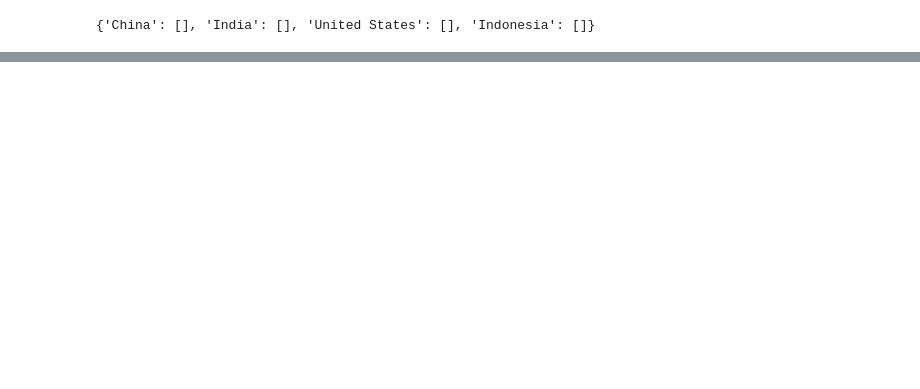
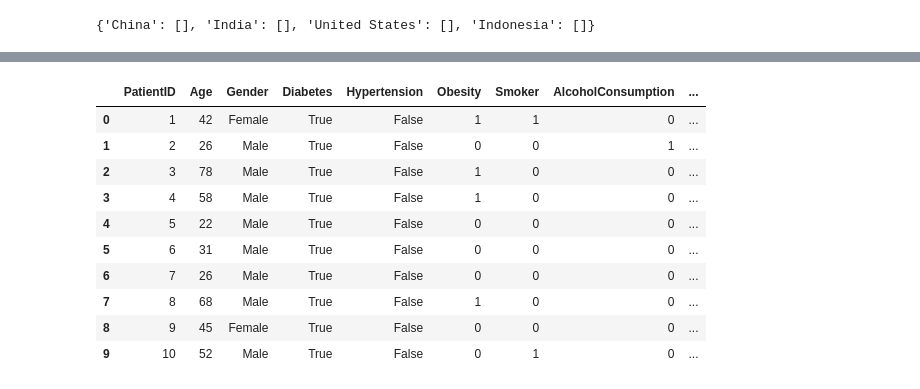
Before and after one commit to miriamsonaglia/Heart-Attack-Prediction-Model, a Jupyter notebook: DataIntensive.ipynb, the cells around one changed output, grey strips where cells are left out. Cells and saved outputs as stored; diff of their text form; code cells hidden in the pictures; blank space fills up the shorter version.

```diff
--- a/DataIntensive.ipynb
+++ b/DataIntensive.ipynb
@@ -198,3 +240,34 @@ china.head(10)
+# %%
+# MIRI DID THIS
+
+india['Gender'] = india['Gender'].astype('category')
+india['Diabetes'] = india['Diabetes'].map({1:True, 0:False}).astype('bool')
+india['Hypertension'] = india['Hypertension'].map({1:True, 0:False}).astype('bool')
+# Cholesterol --> to categoric
+# Obesity --> to bool
+#unitedStates['Smoker'] = unitedStates['Smoker'].map({1:True, 0:False}).astype('bool')
+#unitedStates['FamilyHistory'] = unitedStates['FamilyHistory'].map({1:True, 0:False}).astype('bool')
+# PhysicalActivity here --> to bool
+# AlcoholConsumption here --> to bool
+# HealthyDiet here --> to bool
+# StressLevel here --> to categoric
+# IncomeLevel here --> to categoric
+#unitedStates['PreviousHeartAttack'] = unitedStates['PreviousHeartAttack'].map({1:True, 0:False}).astype('bool')
+#unitedStates['Outcome'] = unitedStates['Outcome'].map({'Heart Attack':True, 'No Heart Attack':False}).astype('bool')
+
+india.head(10)
+# %% [output]
+|  | PatientID | Age | Gender | Diabetes | Hypertension | Obesity | Smoker | AlcoholConsumption | ... |
+| 0 | 1 | 42 | Female | True | False | 1 | 1 | 0 | ... |
+| 1 | 2 | 26 | Male | True | False | 0 | 0 | 1 | ... |
+| 2 | 3 | 78 | Male | True | False | 1 | 0 | 0 | ... |
+| 3 | 4 | 58 | Male | True | False | 1 | 0 | 0 | ... |
+| 4 | 5 | 22 | Male | True | False | 0 | 0 | 0 | ... |
+| 5 | 6 | 31 | Male | True | False | 0 | 0 | 0 | ... |
+| 6 | 7 | 26 | Male | True | False | 0 | 0 | 0 | ... |
+| 7 | 8 | 68 | Male | True | False | 1 | 0 | 0 | ... |
+| 8 | 9 | 45 | Female | True | False | 0 | 0 | 0 | ... |
+| 9 | 10 | 52 | Male | True | False | 0 | 1 | 0 | ... |
 # %%
 # PatientID (integer), Age (integer), Gender (categoric), Smoker (bool), Hypertension (bool), Diabetes (bool), Obesity (BMI conversion from number to bool),
 # Cholesterol (from number to categoric), PhisicalActivity (from * to bool), HealthyDiet (from * to bool),
```
Also changed, not shown: parts of 3 cells of this notebook.
